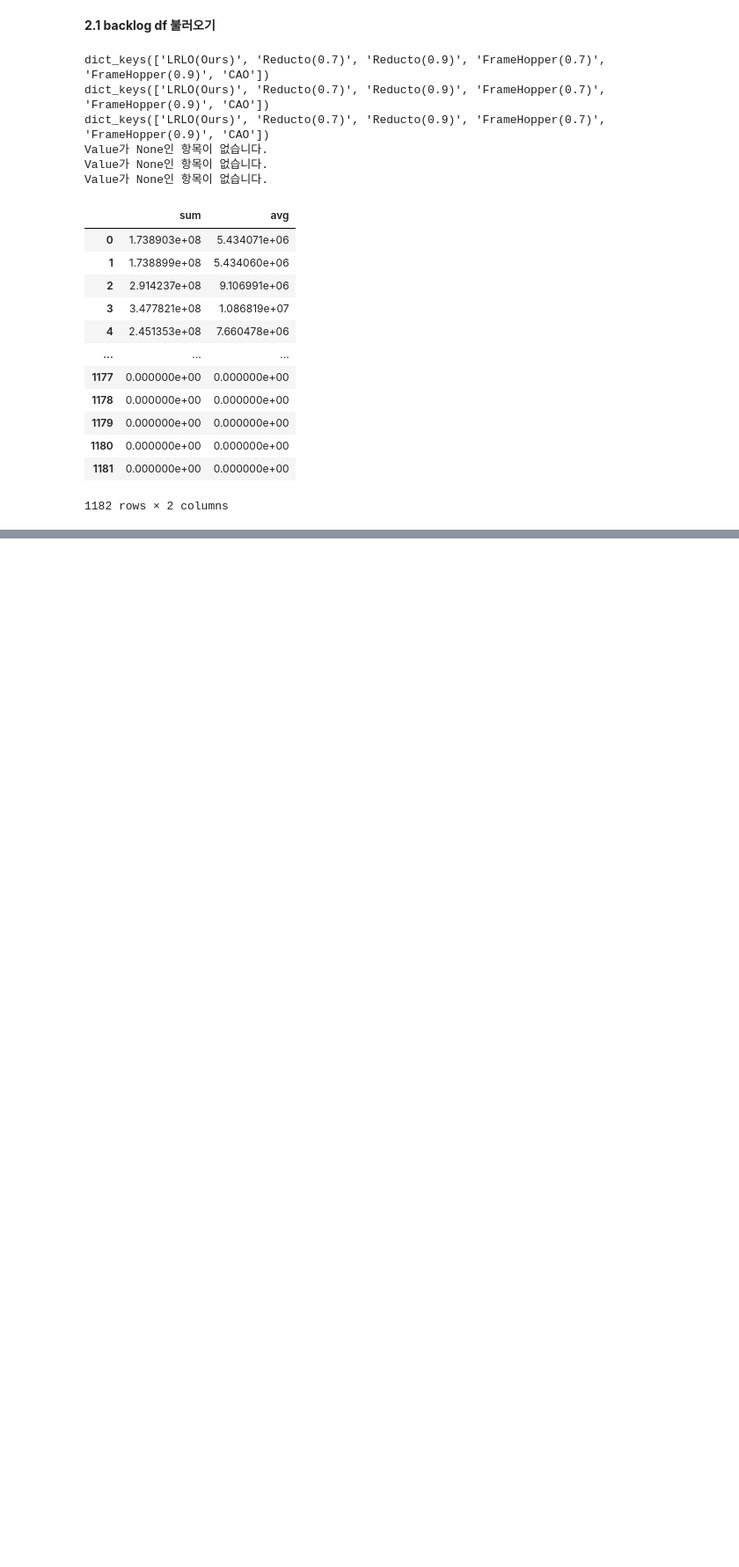
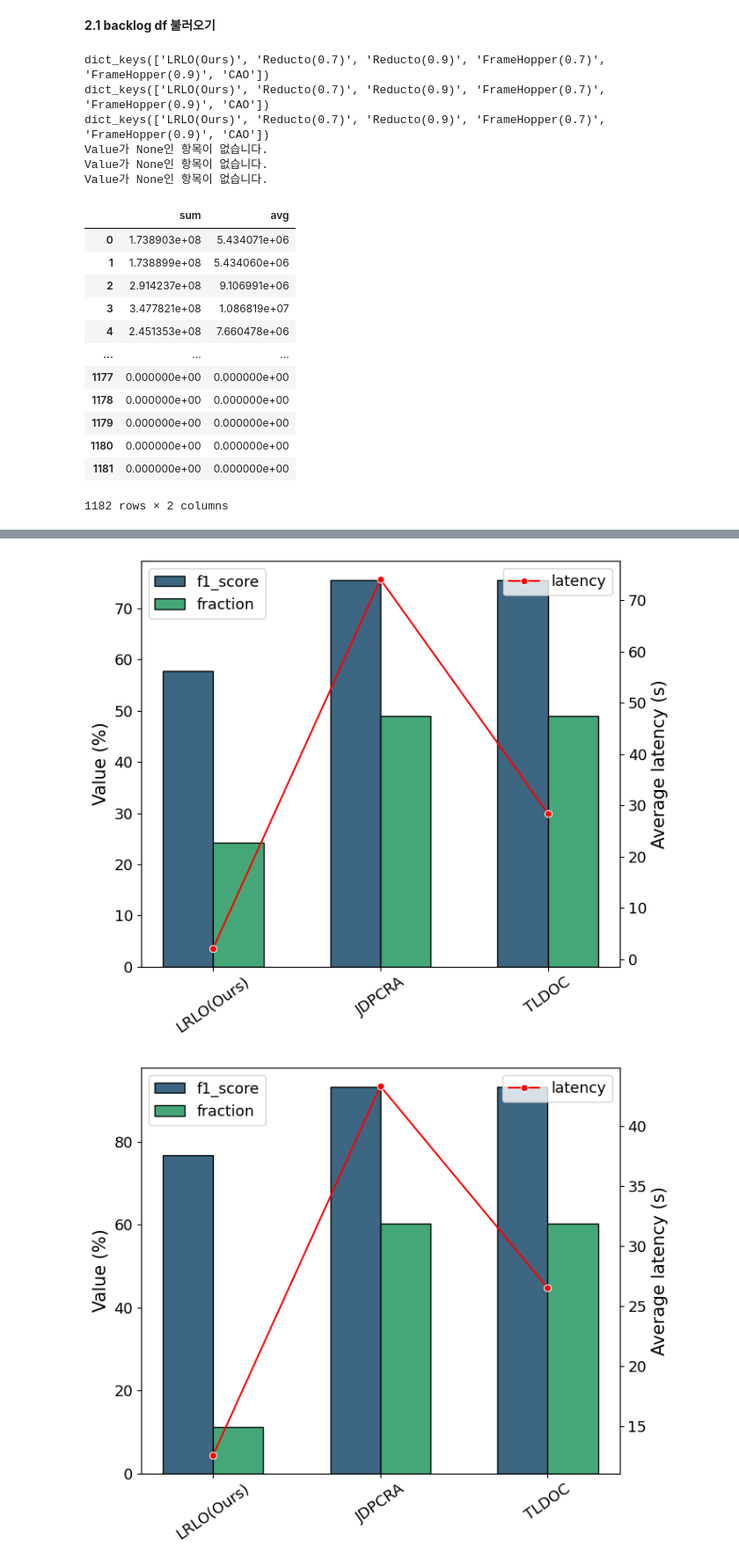
Before and after one commit to webb-c/Visualization-is-All-you-Need, a Jupyter notebook: LRLO_revision.ipynb, the cells around one changed output, grey strips where cells are left out. Shown at 88% size. Saved outputs shown, nothing was run; the diff lists cells and outputs as text; code cells hidden in the pictures; blank space fills up the shorter version.

```diff
--- a/LRLO_revision.ipynb
+++ b/LRLO_revision.ipynb
@@ -317,0 +346,3 @@ plot_backlog_smoothed(backlog_df_dict, 'JK', 3, scale_factor=0.1, time_limit=200
+# %%
+off_df = pd.read_csv(computation_offloading_summary_path, skipinitialspace=True)
+off_df
@@ -317,0 +390,13 @@ plot_backlog_smoothed(backlog_df_dict, 'JK', 3, scale_factor=0.1, time_limit=200
+# %%
+print(latency_df_dict['JN'].keys())
+print(latency_df_dict['JK'].keys())
+print(latency_df_dict['SD'].keys())
+
+for dataset in dataset_list:
+    none_items = {key: value for key, value in backlog_df_dict[dataset].items() if value is None}
+    if none_items:
+        print("Value가 None인 항목:", none_items)
+    else:
+        print("Value가 None인 항목이 없습니다.")
+
+latency_df_dict['JN']['LRLO']
@@ -317,0 +423,41 @@ plot_backlog_smoothed(backlog_df_dict, 'JK', 3, scale_factor=0.1, time_limit=200
+# %%
+axis_size = 13
+label_size = 15
+
+off_df['method'] = off_df['method'].replace('LRLO', 'LRLO(Ours)')
+datasets = off_df['dataset'].unique()
+
+for dataset in datasets:
+    subset = off_df[off_df['dataset'] == dataset]
+
+    melted_df = subset.melt(id_vars=['method'], value_vars=['f1_score', 'fraction'],
+                            var_name='Metric', value_name='Value')
+
+    fig, ax = plt.subplots(figsize=(7.2, 6))
+
+    sns.barplot(data=melted_df, x='method', y='Value', hue='Metric', palette="viridis", ax=ax,  width=0.6, edgecolor='0')
+    ax2 = ax.twinx()
+    sns.lineplot(data=subset, x='method', y='latency', color="red", marker="o", label='latency', ax=ax2)
+
+    # 축과 레이블 설정
+    ax.set_xlabel('')
+    ax.set_ylabel('Value (%)', fontsize=label_size)
+    ax2.set_ylabel('Average latency (s)', fontsize=label_size)
+
+    ax.tick_params(axis='x', rotation=35, labelsize=axis_size)
+
+    ax.yaxis.set_major_formatter(FuncFormatter(lambda y, _: f'{y * 100:.0f}'))  # 예: 0.1 -> 10
+
+    # y축 tick 폰트 크기 조정
+    ax.tick_params(axis='y', labelsize=axis_size)
+    ax2.tick_params(axis='y', labelsize=axis_size)
+
+    # 범례 폰트 크기 조정
+    ax.legend(loc='upper left', fontsize=axis_size)
+    ax2.legend(loc='upper right', fontsize=axis_size)
+
+    plt.tight_layout()
+    plt.show()
+# %% [output]
+[figure, added]
+[figure, added]
```
Also changed, not shown: parts of 18 cells of this notebook, 1 other file.
